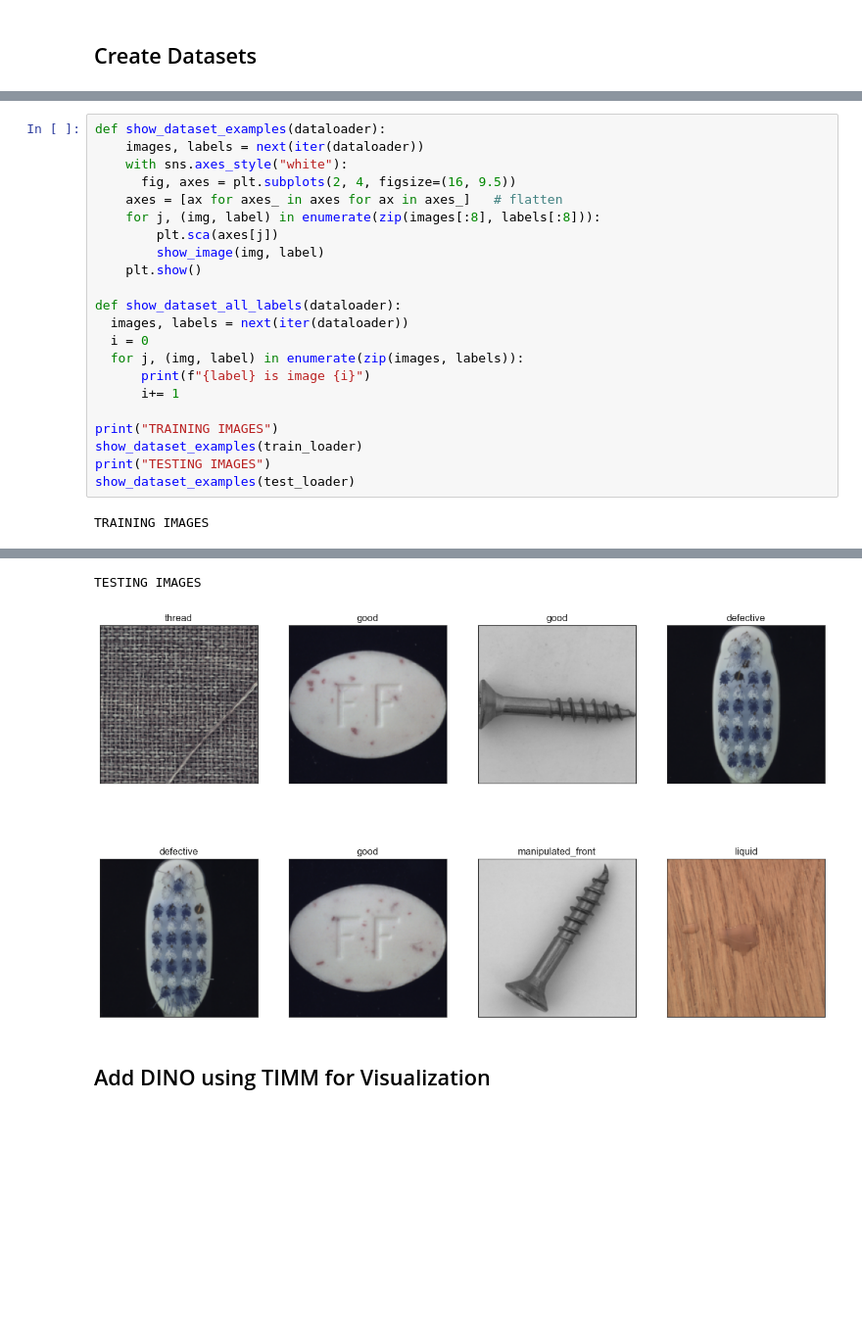
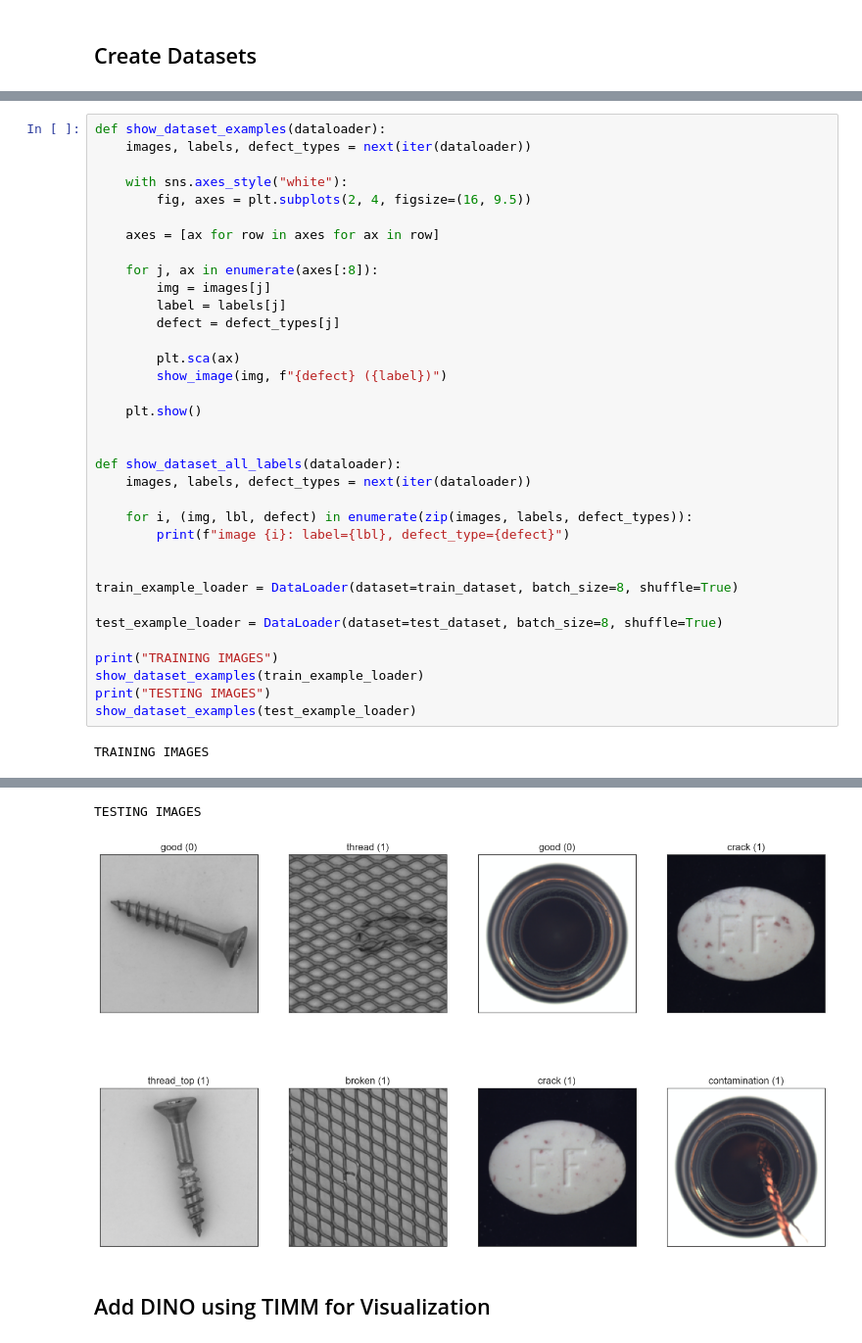
Before and after one commit to DucoLam/02456-DeepLearning-Group-26, a Jupyter notebook: mainpipeline.ipynb, the cells around one changed output, grey strips where cells are left out. Shown at 98% size. Drawn from its saved outputs; the diff is of its cells as text; blank space fills up the shorter version.

```diff
--- a/mainpipeline.ipynb
+++ b/mainpipeline.ipynb
@@ -239,24 +240,37 @@ test_loader = DataLoader(
 # %%
 def show_dataset_examples(dataloader):
-    images, labels = next(iter(dataloader))
+    images, labels, defect_types = next(iter(dataloader))
+
     with sns.axes_style("white"):
-      fig, axes = plt.subplots(2, 4, figsize=(16, 9.5))
-    axes = [ax for axes_ in axes for ax in axes_]   # flatten
-    for j, (img, label) in enumerate(zip(images[:8], labels[:8])):
-        plt.sca(axes[j])
-        show_image(img, label)
+        fig, axes = plt.subplots(2, 4, figsize=(16, 9.5))
+
+    axes = [ax for row in axes for ax in row]
+
+    for j, ax in enumerate(axes[:8]):
+        img = images[j]
+        label = labels[j]
+        defect = defect_types[j]
+
+        plt.sca(ax)
+        show_image(img, f"{defect} ({label})")
+
     plt.show()
 
+
 def show_dataset_all_labels(dataloader):
-  images, labels = next(iter(dataloader))
-  i = 0
-  for j, (img, label) in enumerate(zip(images, labels)):
-      print(f"{label} is image {i}")
-      i+= 1
+    images, labels, defect_types = next(iter(dataloader))
+
+    for i, (img, lbl, defect) in enumerate(zip(images, labels, defect_types)):
+        print(f"image {i}: label={lbl}, defect_type={defect}")
+
+
+train_example_loader = DataLoader(dataset=train_dataset, batch_size=8, shuffle=True)
+
+test_example_loader = DataLoader(dataset=test_dataset, batch_size=8, shuffle=True)
 
 print("TRAINING IMAGES")
-show_dataset_examples(train_loader)
+show_dataset_examples(train_example_loader)
 print("TESTING IMAGES")
-show_dataset_examples(test_loader)
+show_dataset_examples(test_example_loader)
 # %% [output]
 TRAINING IMAGES
@@ -264,5 +278,5 @@ TRAINING IMAGES
 TESTING IMAGES
-[figure, old version]
+[figure, new version]
 # %% [markdown]
 ## Add DINO using TIMM for Visualization
 # %%
```
Also changed, not shown: parts of 14 cells of this notebook, 2 other files.
